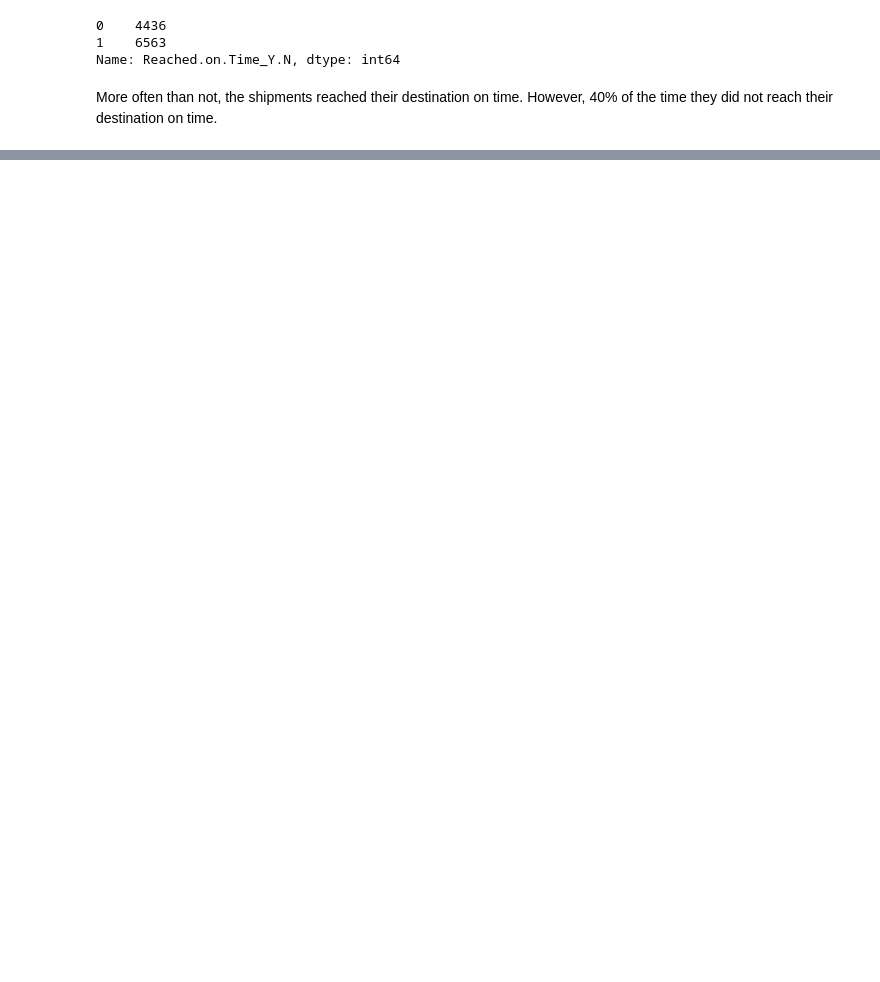
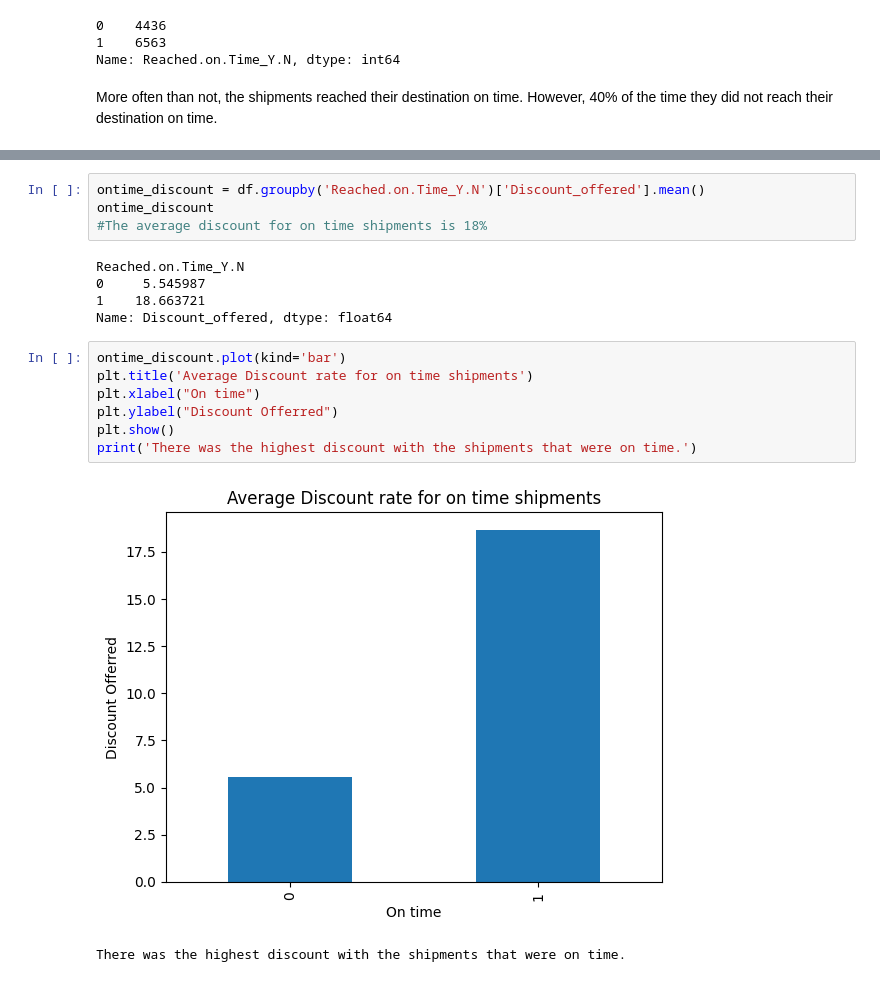
Before and after one commit to sharclark/Outlet_Sales, a Jupyter notebook: Ecom_Shipping_Project.ipynb, the cells around one changed output, grey strips where cells are left out. Saved outputs shown, nothing was run; the diff lists cells and outputs as text; blank space fills up the shorter version.

```diff
--- a/Ecom_Shipping_Project.ipynb
+++ b/Ecom_Shipping_Project.ipynb
@@ -404,0 +469,19 @@ More often than not, the shipments reached their destination on time. However, 4
+# %%
+ontime_discount = df.groupby('Reached.on.Time_Y.N')['Discount_offered'].mean()
+ontime_discount
+#The average discount for on time shipments is 18%
+# %% [output]
+Reached.on.Time_Y.N
+0     5.545987
+1    18.663721
+Name: Discount_offered, dtype: float64
+# %%
+ontime_discount.plot(kind='bar')
+plt.title('Average Discount rate for on time shipments')
+plt.xlabel("On time")
+plt.ylabel("Discount Offerred")
+plt.show()
+print('There was the highest discount with the shipments that were on time.')
+# %% [output]
+[figure, added]
+There was the highest discount with the shipments that were on time.
```
Also changed, not shown: parts of 23 cells of this notebook.
